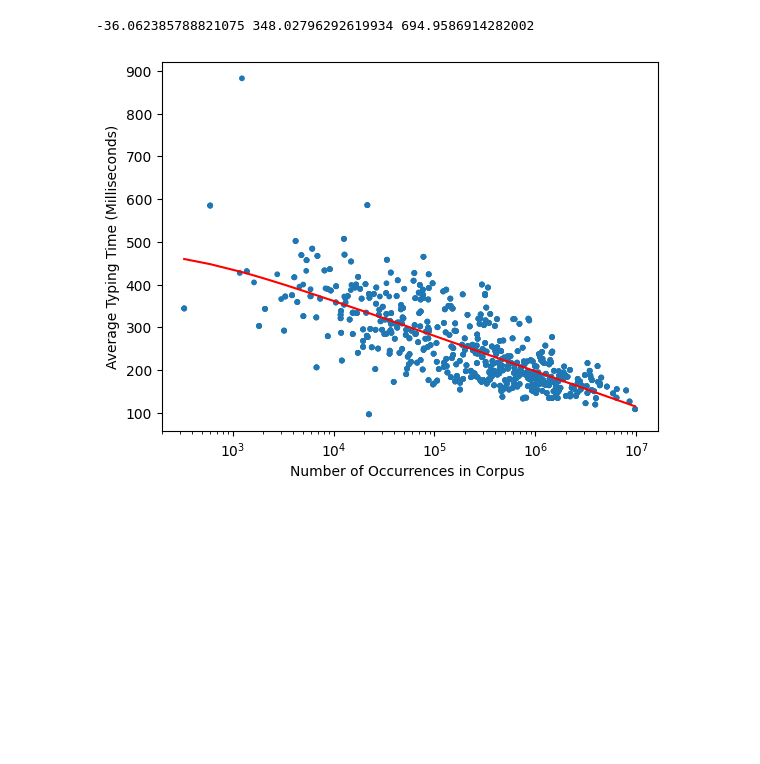
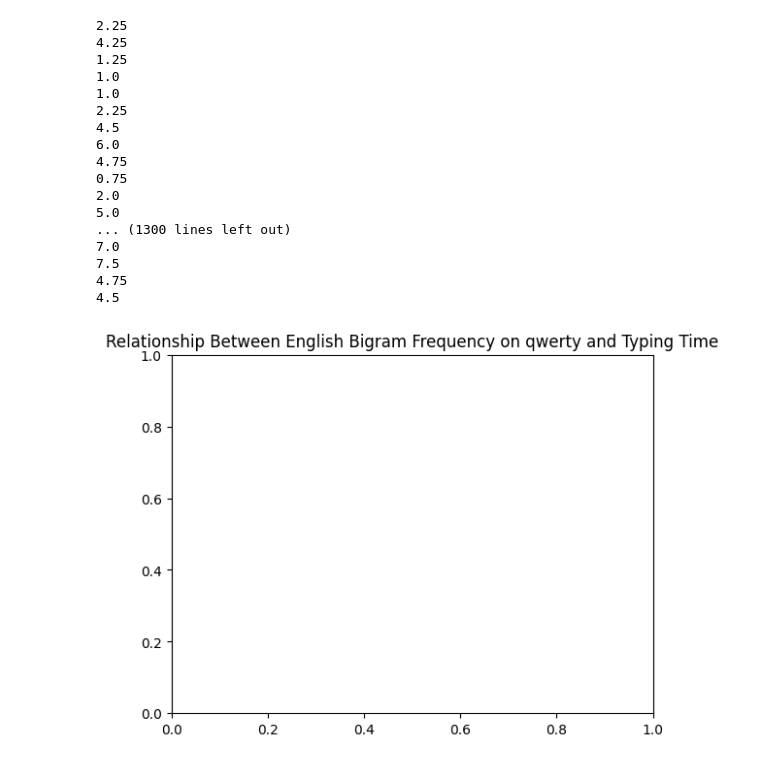
Before and after one commit to sekaha/KeystrokesDataProcessing, a Jupyter notebook: graph.ipynb, the cells around one changed output. Cells and saved outputs as stored; diff of their text form; code cells hidden in the pictures; blank space fills up the shorter version.

```diff
--- a/graph.ipynb
+++ b/graph.ipynb
@@ -43,17 +0,0 @@ with open(f"nstrokes/bistrokes_{wpm}.txt") as file:
-# %%
-def log_func(x, a, b, c):
-    return a * np.log(x + b) + c
-
-
-popt, pcov = curve_fit(log_func, x, y)
-new_y = log_func(np.sort(x), *popt)
-print(*popt)
-plt.scatter(x, y, c=c, s=10)
-plt.plot(np.sort(x), new_y, c="red")
-plt.xlabel("Number of Occurrences in Corpus ")
-plt.ylabel("Average Typing Time (Milliseconds)")
-plt.xscale("log")
-plt.show()
-# %% [output]
--36.062385788821075 348.02796292619934 694.9586914282002
-[figure, removed]
@@ -59,0 +22,61 @@ plt.show()
+# %%
+
+bistroke_times = {}
+bistroke_freq = {}
+bigrams = []
+
+with open(f"nstrokes/bistrokes_0.txt") as file:
+    for l in file:
+        layout, bigram, freq, *times = l.split("\t")
+
+        bigrams.append(bigram)
+        bistroke_freq[(layout,bigram)] = int(freq)
+        bistroke_times[(layout,bigram)] = [list(map(int,t.strip()[1:-1].split(", "))) for t in times]
+# %%
+%matplotlib inline
+import classifier
+
+freqs = []
+times = []
+c = []
+added = []
+
+mn, mx = 10000, -10000
+layout = "qwerty"
+
+title = f"Relationship Between English Bigram Frequency on {layout} and Typing Time"
+plt.title(title)
+
+for bg in bigrams:
+    if not any(
+        [c in '!@#$%^&*()QWERTYUIOP{}|ASDFGHJKL:\"ZXCVBNM<>?' for c in bg]
+    ):
+        if (layout,bg) in bistroke_freq and classifier.same_finger(bg) == False:
+            added.append(bg)
+            time_data = [t[1] for t in bistroke_times[(layout,bg)] if t[0] > 100]
+            x_val = bistroke_freq[(layout,bg)]
+            y_val = sum(time_data)/len(time_data)
+            print(classifier.get_dx(bg))
+            c.append(classifier.get_dx(bg))
+            freqs.append(x_val)
+            times.append(y_val)
+            plt.annotate(bg, xy=(x_val, y_val))
+# %% [output]
+2.25
+4.25
+1.25
+1.0
+1.0
+2.25
+4.5
+6.0
+4.75
+0.75
+2.0
+5.0
+... (1300 lines left out)
+7.0
+7.5
+4.75
+4.5
+[figure, added]
```
Also changed, not shown: parts of 6 cells of this notebook, 7 other files.
